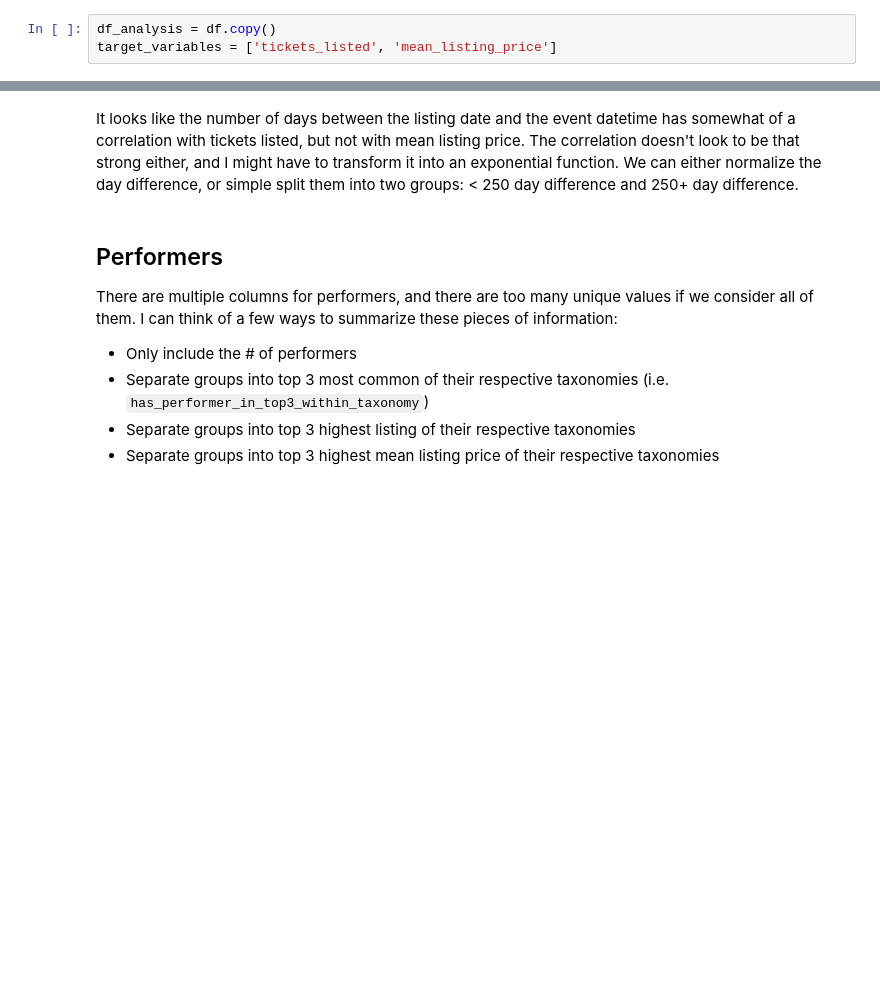
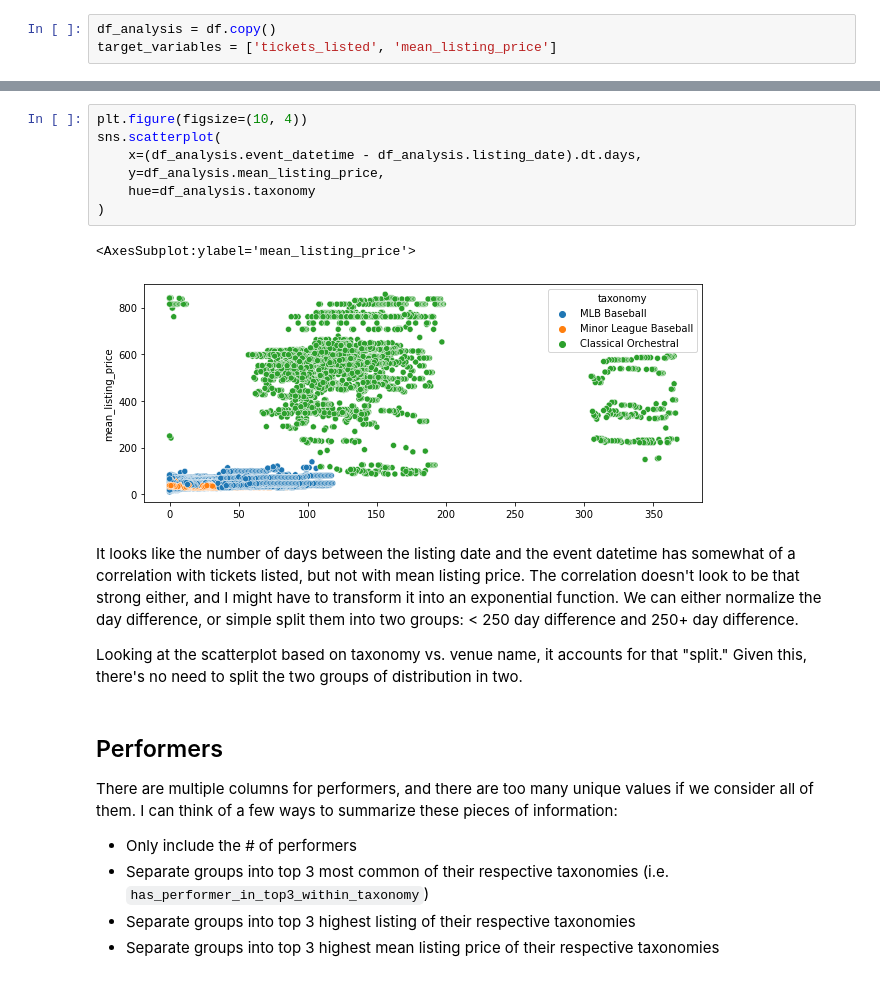
Before and after one commit to tvrtl3b0y/misc, a Jupyter notebook: demand_analytics/demand_analytics.ipynb, the cells around one changed output, grey strips where cells are left out. Saved outputs shown, nothing was run; the diff lists cells and outputs as text; blank space fills up the shorter version.

```diff
--- a/demand_analytics/demand_analytics.ipynb
+++ b/demand_analytics/demand_analytics.ipynb
@@ -101,5 +131,17 @@ sns.scatterplot(
+# %%
+plt.figure(figsize=(10, 4))
+sns.scatterplot(
+    x=(df_analysis.event_datetime - df_analysis.listing_date).dt.days,
+    y=df_analysis.mean_listing_price,
+    hue=df_analysis.taxonomy
+)
+# %% [output]
+<AxesSubplot:ylabel='mean_listing_price'>
+[figure, added]
 # %% [markdown]
 It looks like the number of days between the listing date and the event datetime has somewhat of a correlation with tickets listed, but not with mean listing price. The correlation doesn't look to be that strong either, and I might have to transform it into an exponential function. We can either normalize the day difference, or simple split them into two groups: < 250 day difference and 250+ day difference.
+
+Looking at the scatterplot based on taxonomy vs. venue name, it accounts for that "split." Given this, there's no need to split the two groups of distribution in two.
 # %% [markdown]
 ## Performers
 
```
Also changed, not shown: parts of 17 cells of this notebook.
